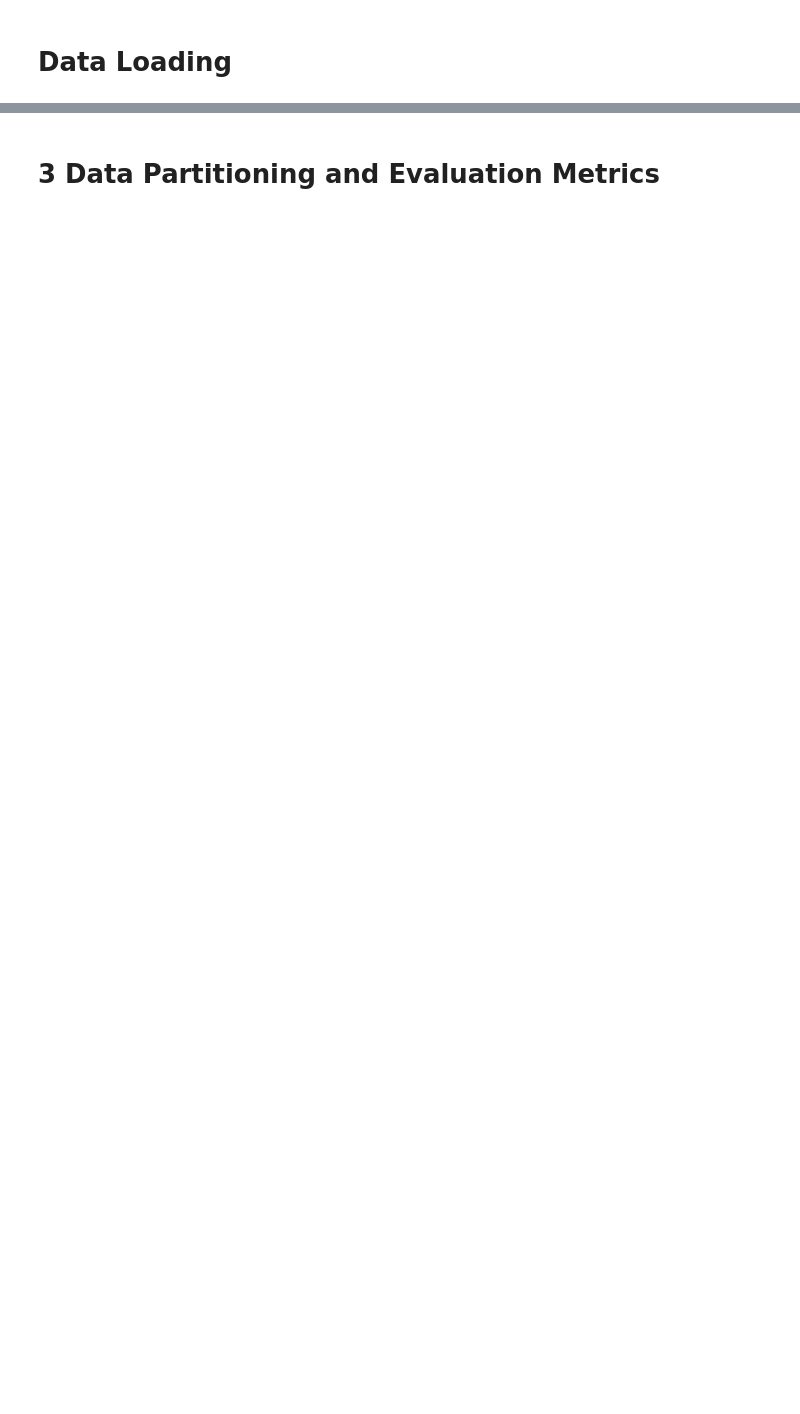
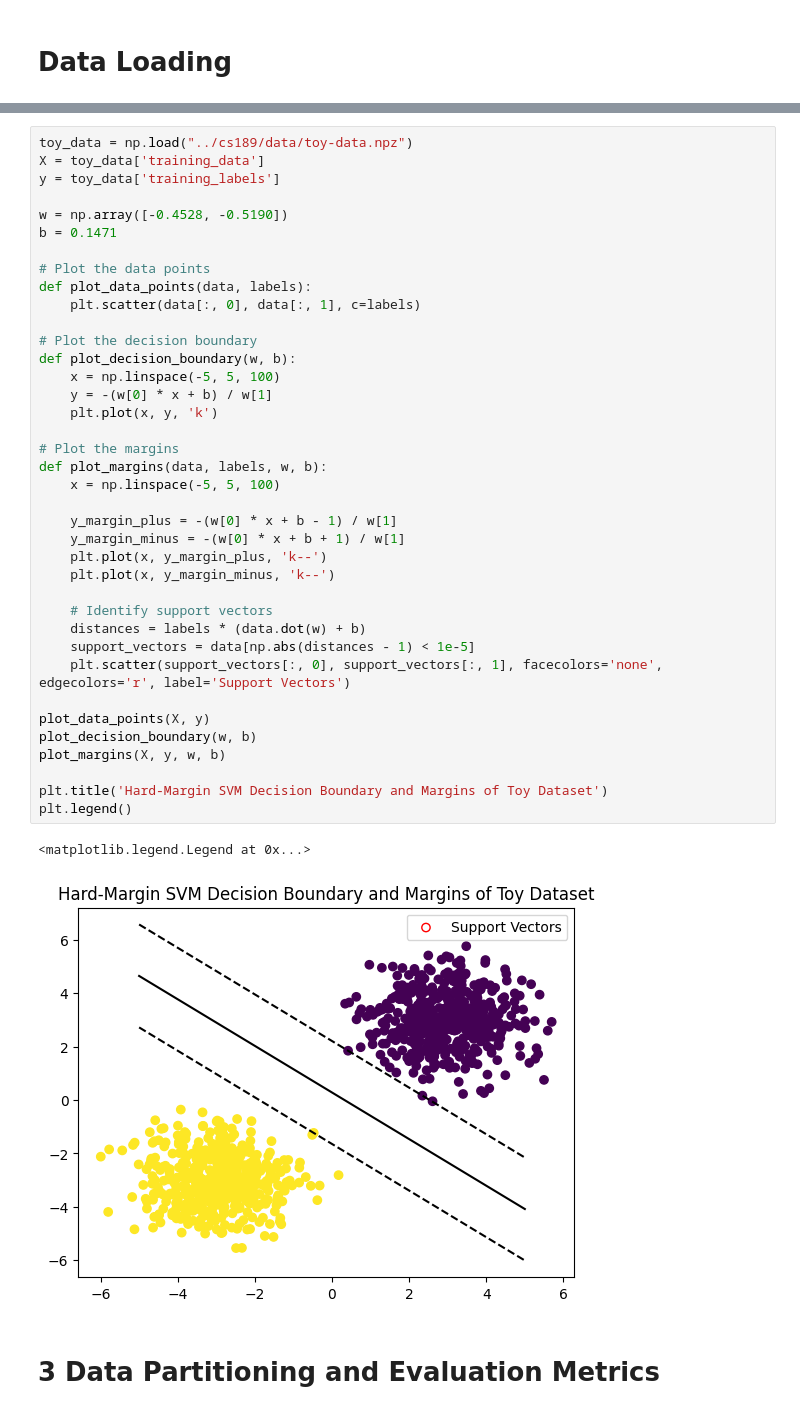
Before and after one commit to phoenixpham/cs189, a Jupyter notebook: HW1.ipynb, the cells around one changed output, grey strips where cells are left out. Cells and saved outputs as stored; diff of their text form; blank space fills up the shorter version.

```diff
--- a/HW1.ipynb
+++ b/HW1.ipynb
@@ -41,3 +48,44 @@ test_data (1000, 32)
+# %%
+toy_data = np.load("../cs189/data/toy-data.npz")
+X = toy_data['training_data']
+y = toy_data['training_labels']
+
+w = np.array([-0.4528, -0.5190])
+b = 0.1471
+
+# Plot the data points
+def plot_data_points(data, labels):
+    plt.scatter(data[:, 0], data[:, 1], c=labels)
+
+# Plot the decision boundary
+def plot_decision_boundary(w, b):
+    x = np.linspace(-5, 5, 100)
+    y = -(w[0] * x + b) / w[1]
+    plt.plot(x, y, 'k')
+
+# Plot the margins
+def plot_margins(data, labels, w, b):
+    x = np.linspace(-5, 5, 100)
+
+    y_margin_plus = -(w[0] * x + b - 1) / w[1]
+    y_margin_minus = -(w[0] * x + b + 1) / w[1]
+    plt.plot(x, y_margin_plus, 'k--')
+    plt.plot(x, y_margin_minus, 'k--')
+
+    # Identify support vectors
+    distances = labels * (data.dot(w) + b)
+    support_vectors = data[np.abs(distances - 1) < 1e-5]
+    plt.scatter(support_vectors[:, 0], support_vectors[:, 1], facecolors='none', edgecolors='r', label='Support Vectors')
+
+plot_data_points(X, y)
+plot_decision_boundary(w, b)
+plot_margins(X, y, w, b)
+
+plt.title('Hard-Margin SVM Decision Boundary and Margins of Toy Dataset')
+plt.legend()
+# %% [output]
+<matplotlib.legend.Legend at 0x...>
+[figure, added]
 # %% [markdown]
 # 3 Data Partitioning and Evaluation Metrics
 # %%
```
Also changed, not shown: parts of 19 cells of this notebook.
